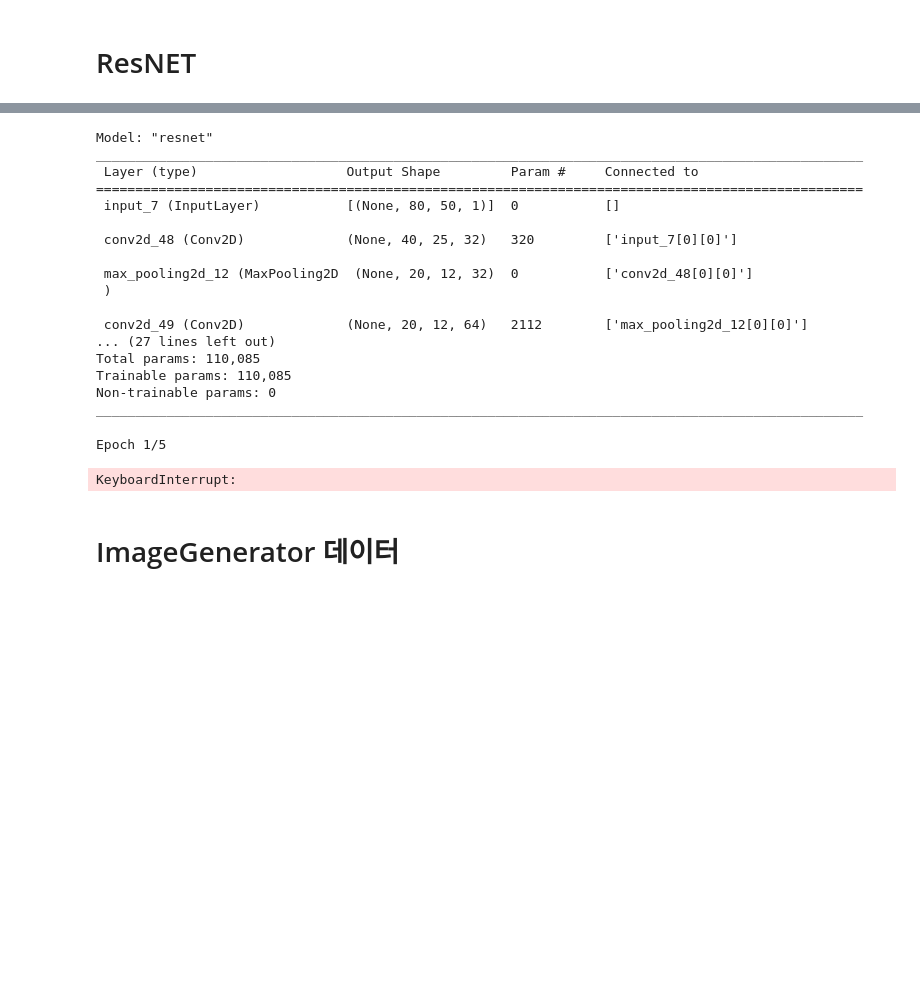
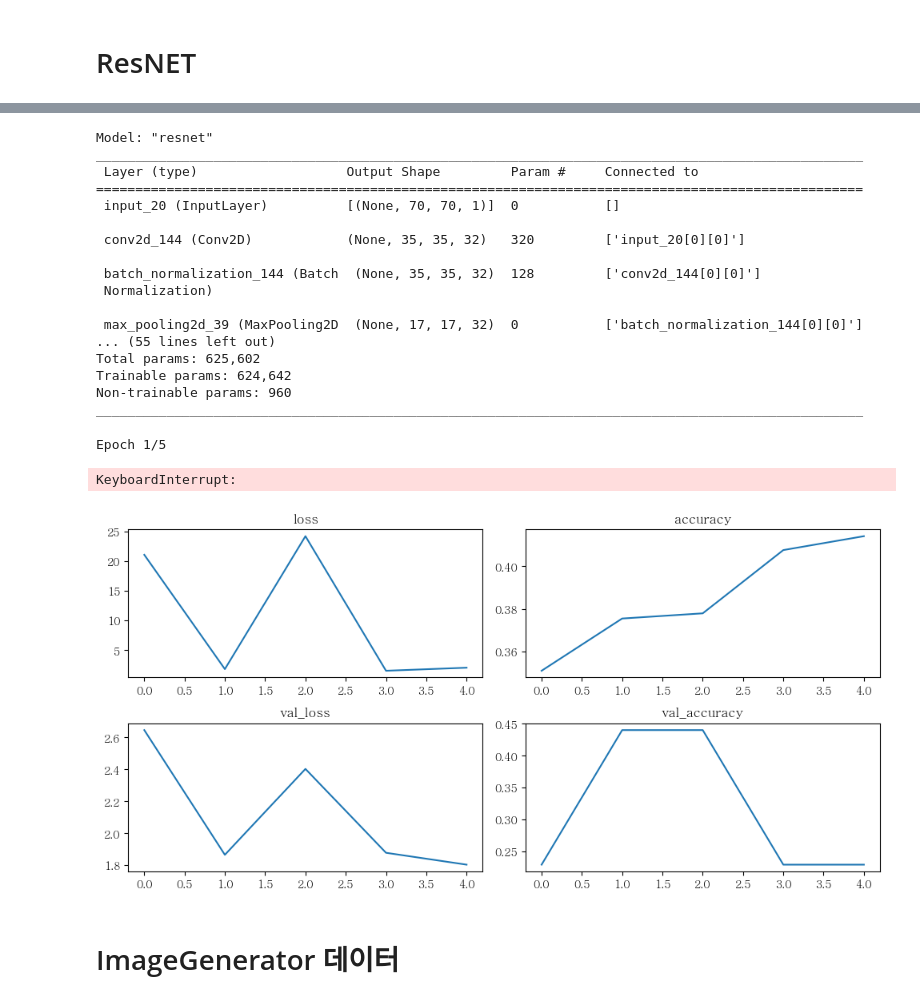
Before and after one commit to gityangwoo/DL_user_sleep_classifier, a Jupyter notebook: data_load.ipynb, the cells around one changed output, grey strips where cells are left out. Saved outputs shown, nothing was run; the diff lists cells and outputs as text; code cells hidden in the pictures; blank space fills up the shorter version.

```diff
--- a/data_load.ipynb
+++ b/data_load.ipynb
@@ -125,13 +211,17 @@ dsize
 # %%
 def get_label(path):
-    lbl_name = tf.strings.split(path, '_')[-4]
+    lbl_name = tf.strings.split(path,'_')[-4]
+    if lbl_name != '졸음':
+        lbl_name = '정상'
+    lbl_name = tf.strings.substr(lbl_name, pos=0,len=6)
     onehot = tf.cast(lbl_name == label_names, tf.float32)
     return onehot
 # %%
 def load_img_label(path):
     gfile = tf.io.read_file(path)
     img = tf.io.decode_image(gfile, expand_animations=False)
-    img = tf.image.resize(img, [80, 50])
+    img = tf.image.crop_to_bounding_box(img,data_last.loc[0,'face_pos'][1],data_last.loc[0,'face_pos'][0],data_last.loc[0,'face_pos'][3]-data_last.loc[0,'face_pos'][1],data_last.loc[0,'face_pos'][2]-data_last.loc[0,'face_pos'][0])
+    img = tf.image.resize(img, [300,300])
     img = tf.cast(img, tf.uint8)
     label = get_label(path)
     return img, label
@@ -235,49 +314,60 @@ def build_resnet(input_shape):
     inputs = Input(input_shape)
 
     net = Conv2D(32, kernel_size=3, strides=2, padding='same', activation='relu')(inputs)
+    net = BatchNormalization()(net)
     net = MaxPool2D()(net)
 
     net1 = Conv2D(64, kernel_size=1, padding='same', activation='relu')(net)
+    net1 = BatchNormalization()(net1)
     net2 = Conv2D(64, kernel_size=3, padding='same', activation='relu')(net1)
+    net2 = BatchNormalization()(net2)
     net3 = Conv2D(64, kernel_size=1, padding='same', activation='relu')(net2)
+    net3 = BatchNormalization()(net3)
 
     net_1_1 = Conv2D(64, kernel_size=1, padding='same')(net)
+    net_1_1 = BatchNormalization()(net_1_1)
     net = Add()([net_1_1, net3])
 
     net1 = Conv2D(64, kernel_size=1, padding='same', activation='relu')(net)
+    net1 = BatchNormalization()(net1)
     net2 = Conv2D(64, kernel_size=3, padding='same', activation='relu')(net1)
+    net2 = BatchNormalization()(net2)
     net3 = Conv2D(64, kernel_size=1, padding='same', activation='relu')(net2)
+    net3 = BatchNormalization()(net3)
 
     net = Add()([net, net3])
 
     net = MaxPool2D()(net)
 
     net = Flatten()(net)
-    net = Dense(5, activation='softmax')(net)
+
+    net = Dense(128, activation='softmax')(net)
+    net = Dense(64, activation='softmax')(net)
+    net = Dense(2, activation='softmax')(net)
 
     model = tf.keras.Model(inputs = inputs, outputs = net, name = 'resnet')
 
     return model
 # %%
-model1 = build_resnet((80, 50, 1))
+model1 = build_resnet((70,70, 1))
 model1.summary()
 # %% [output]
 Model: "resnet"
 __________________________________________________________________________________________________
  Layer (type)                   Output Shape         Param #     Connected to
 ==================================================================================================
- input_7 (InputLayer)           [(None, 80, 50, 1)]  0           []
+ input_20 (InputLayer)          [(None, 70, 70, 1)]  0           []
 
- conv2d_48 (Conv2D)             (None, 40, 25, 32)   320         ['input_7[0][0]']
+ conv2d_144 (Conv2D)            (None, 35, 35, 32)   320         ['input_20[0][0]']
 
- max_pooling2d_12 (MaxPooling2D  (None, 20, 12, 32)  0           ['conv2d_48[0][0]']
- )
+ batch_normalization_144 (Batch  (None, 35, 35, 32)  128         ['conv2d_144[0][0]']
+ Normalization)
 
- conv2d_49 (Conv2D)             (None, 20, 12, 64)   2112        ['max_pooling2d_12[0][0]']
-... (27 lines left out)
-Total params: 110,085
-Trainable params: 110,085
-Non-trainable params: 0
+ max_pooling2d_39 (MaxPooling2D  (None, 17, 17, 32)  0           ['batch_normalization_144[0][0]']
+... (55 lines left out)
+Total params: 625,602
+Trainable params: 624,642
+Non-trainable params: 960
 __________________________________________________________________________________________________
 # %%
 learning_rate = 0.05
@@ -290,6 +380,25 @@ hist1 = model1.fit(train_dataset, epochs=5, steps_per_epoch=len(x_train_path_lis
 # %% [output]
 Epoch 1/5
 KeyboardInterrupt:
+# %%
+plt.figure(figsize=(10,5))
+plt.subplot(221)
+plt.plot(hist1.history['loss'])
+plt.title('loss')
+plt.subplot(222)
+plt.plot(hist1.history['accuracy'])
+plt.title('accuracy')
+plt.subplot(223)
+plt.plot(hist1.history['val_loss'])
+plt.title('val_loss')
+plt.subplot(224)
+plt.plot(hist1.history['val_accuracy'])
+plt.title('val_accuracy')
+
+plt.tight_layout()
+plt.show()
+# %% [output]
+[figure, added]
 # %% [markdown]
 # ImageGenerator 데이터
 # %%
```
Also changed, not shown: parts of 39 cells of this notebook.
